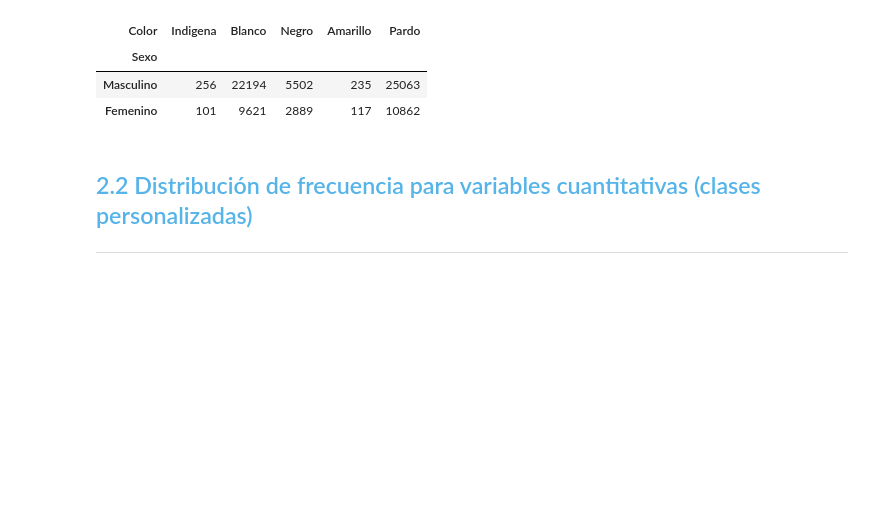
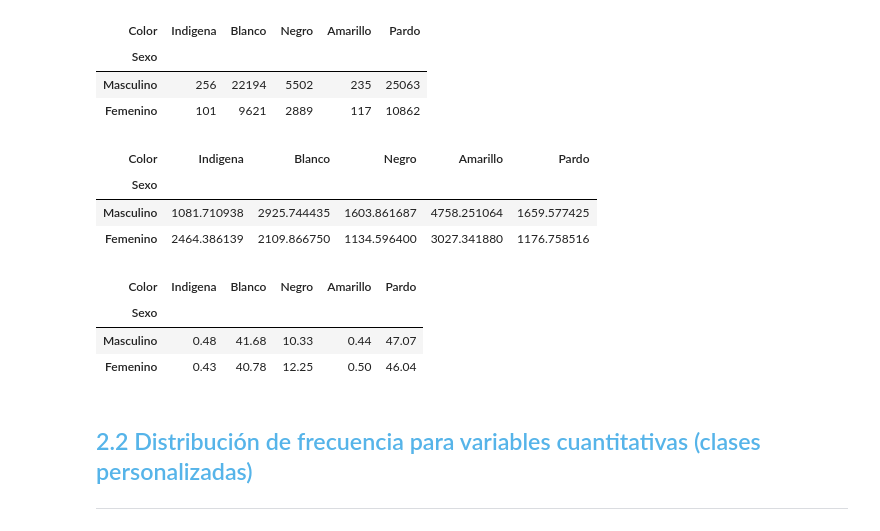
Before and after one commit to DanielRaiicHu/curso_de_estadisticas_1, a Jupyter notebook: Curso_de_Estadística_con_Python_1.ipynb, the cells around one changed output. Cells and saved outputs as stored; diff of their text form; code cells hidden in the pictures; blank space fills up the shorter version.

```diff
--- a/Curso_de_Estadística_con_Python_1.ipynb
+++ b/Curso_de_Estadística_con_Python_1.ipynb
@@ -402,6 +408,47 @@ frecuencia
 | Sexo |  |  |  |  |  |
 | Masculino | 256 | 22194 | 5502 | 235 | 25063 |
 | Femenino | 101 | 9621 | 2889 | 117 | 10862 |
+# %%
+# Crea una tabla de contingencia entre 'Sexo' y 'Color' usando como valor agregado el promedio de 'Ingreso'
+# pd.crosstab(datos.Sexo, datos.Color...): Esta es la función principal que crea la tabla de contingencia.
+# Los dos primeros argumentos (datos.Sexo y datos.Color) especifican las dos variables categóricas que se cruzarán.
+# aggfunc='mean' indica que se calculará la media de 'Ingreso' para cada combinación de categorías
+# values=datos.Ingreso especifica la columna numérica a promediar
+porcentaje = pd.crosstab(datos.Sexo,
+                         datos.Color,
+                         aggfunc='mean',
+                         values=datos.Ingreso)
+
+# Renombra las etiquetas del índice (filas) usando el diccionario 'sexo'
+porcentaje.rename(index=sexo, inplace=True)
+
+# Renombra los nombres de las columnas usando el diccionario 'color'
+porcentaje.rename(columns=color, inplace=True)
+
+# Muestra la tabla resultante con los promedios de ingreso
+porcentaje
+# %% [output]
+| Color | Indigena | Blanco | Negro | Amarillo | Pardo |
+| Sexo |  |  |  |  |  |
+| Masculino | 1081.710938 | 2925.744435 | 1603.861687 | 4758.251064 | 1659.577425 |
+| Femenino | 2464.386139 | 2109.866750 | 1134.596400 | 3027.341880 | 1176.758516 |
+# %%
+# Crea tabla cruzada con porcentajes por fila (proporciones por categoría de 'Sexo')
+porcentaje = pd.crosstab(datos.Sexo, datos.Color, normalize='index').round(4) * 100
+
+# Reemplaza los valores del índice por etiquetas legibles (ej. 0 → 'Masculino')
+porcentaje.rename(index=sexo, inplace=True)
+
+# Reemplaza los nombres de las columnas por etiquetas legibles (ej. 1 → 'Rojo')
+porcentaje.rename(columns=color, inplace=True)
+
+# Muestra la tabla final con porcentajes
+porcentaje
+# %% [output]
+| Color | Indigena | Blanco | Negro | Amarillo | Pardo |
+| Sexo |  |  |  |  |  |
+| Masculino | 0.48 | 41.68 | 10.33 | 0.44 | 47.07 |
+| Femenino | 0.43 | 40.78 | 12.25 | 0.50 | 46.04 |
 # %% [markdown]
 ## <font color=#56B4E9>2.2 Distribución de frecuencia para variables cuantitativas (clases personalizadas)</font>
 ***
```
Also changed, not shown: parts of 3 cells of this notebook.
